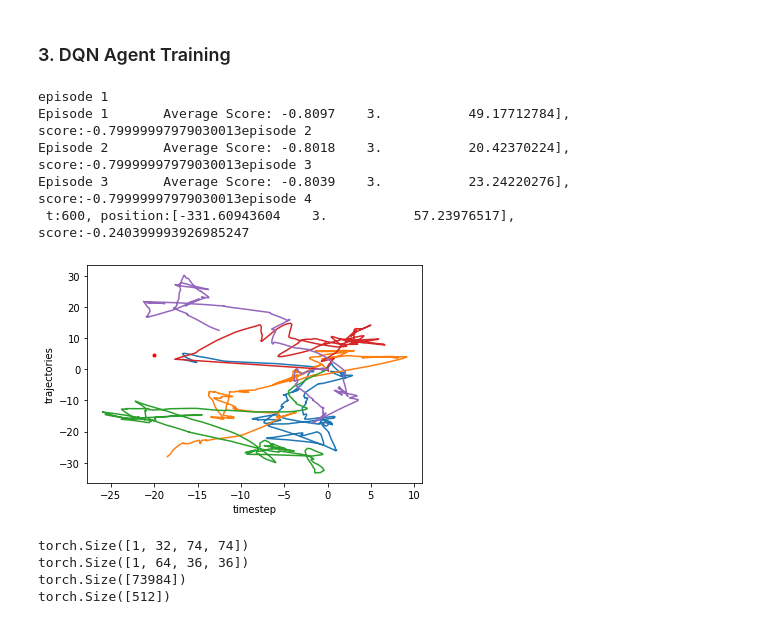
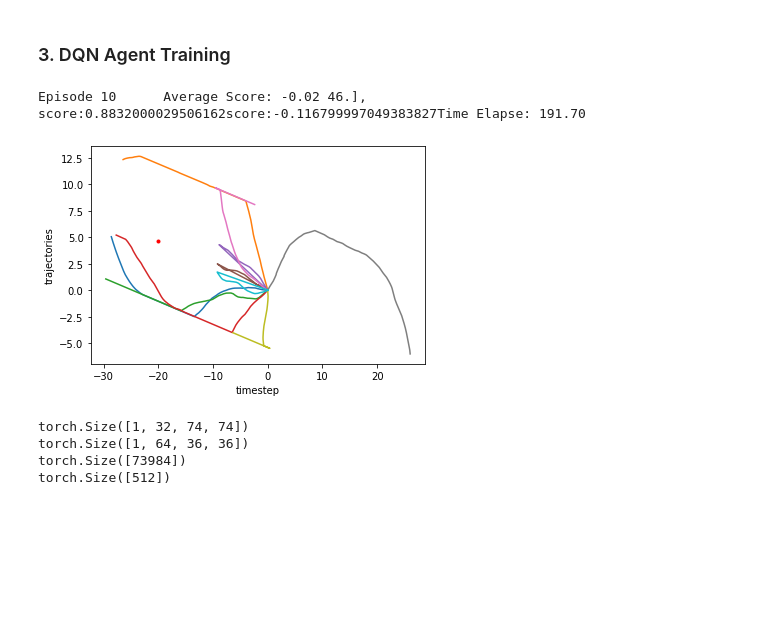
Before and after one commit to wzt1001/scl-navigation, a Jupyter notebook: Navigation.ipynb, the cells around one changed output. Drawn from its saved outputs; the diff is of its cells as text; code cells hidden in the pictures; blank space fills up the shorter version.

```diff
--- a/Navigation.ipynb
+++ b/Navigation.ipynb
@@ -119,8 +115,10 @@ def get_action(action):
     return [move_forward, rotate, move_side]
 # %%
 from sys import stdout
+from pympler.tracker import SummaryTracker
+
 def dqn(env_info, n_episodes=1, max_t=2000, eps_start=1.0, eps_end=0.01,
-        eps_decay=0.995, target_scores=1.0):
+        eps_decay=0.995, target_scores=1.0, video_flag=True):
     """Deep Q-Learning.
 
     Params
@@ -133,17 +131,20 @@ def dqn(env_info, n_episodes=1, max_t=2000, eps_start=1.0, eps_end=0.01,
         target_scores (float): average scores aming to achieve, the agent will stop training once it reaches this scores
     """
 
-    start = time.time()                # Start time
-    scores = []                        # list containing scores from each episode
-    positions = []                      # position list
-    scores_window = deque(maxlen=100)  # last 100 scores
-    eps = eps_start                    # initialize epsilon
+    start = time.time()                       # Start time
+    scores = []                               # list containing scores from each episode
+    positions = []                            # position list
+    scores_window = deque(maxlen=100)         # last 100 scores
+    eps = eps_start                           # initialize epsilon
     width, height, channel = [300, 300, 3]
-    video = cv2.VideoWriter('output_aug_18.avi',-1,30,(width, height))
 
     for i_episode in range(1, n_episodes+1):
 
-        print("episode", i_episode)
+        video_flag = (i_episode % 20 == 1)
+
+        # start video recording
+        if video_flag:
+            video = cv2.VideoWriter('output_sep_18_%s.avi' % (str(i_episode)), -1, 30, (width, height))
 
         # Reset env and score at the beginning of episode
         env_info = env.reset(train_mode=True)[brain_name] # reset the environment
@@ -153,7 +154,9 @@ def dqn(env_info, n_episodes=1, max_t=2000, eps_start=1.0, eps_end=0.01,
 
         for t in range(max_t):
 
-            video.write(np.asarray(env_info.visual_observations)[0][0])
+            if video_flag:
+                video.write(np.asarray(env_info.visual_observations)[0][0])
+
             action = agent.act(state, eps)
 
             # translate action variable into forward, rotate, and right
@@ -188,29 +191,22 @@ def dqn(env_info, n_episodes=1, max_t=2000, eps_start=1.0, eps_end=0.01,
 
         print('\rEpisode {}\tAverage Score: {:.2f}'.format(i_episode, np.mean(scores_window)), end="")
 
-        if i_episode % 100 == 0:
-            # break to test
-            break
-            print('\rEpisode {}\tAverage Score: {:.2f}'.format(i_episode, np.mean(scores_window)))
-
         if np.mean(scores_window)>=target_scores:
             print('\nEnvironment solved in {:d} episodes!\tAverage Score: {:.2f}'.format(i_episode,
                                                                              np.mean(scores_window)))
             torch.save(agent.qnetwork_local.state_dict(), model_weight_name)
             break
 
-    cv2.destroyAllWindows()
-    video.release()
+        if video_flag:
+            cv2.destroyAllWindows()
+            video.release()
 
     time_elapsed = time.time() - start
     print("Time Elapse: {:.2f}".format(time_elapsed))
 
     return scores, positions
 # %%
-scores, positions = dqn(env_info, n_episodes=100, max_t=2000, eps_start=1.0, eps_end=0.01, eps_decay=0.995, target_scores=1.0)
+scores, positions = dqn(env_info, n_episodes=10, max_t=1000, eps_start=1.0,
+                        eps_end=0.01, eps_decay=0.995, target_scores=1.0, video_flag=False)
 # %% [output]
-episode 1
-Episode 1       Average Score: -0.8097    3.           49.17712784], score:-0.79999997979030013episode 2
-Episode 2       Average Score: -0.8018    3.           20.42370224], score:-0.79999997979030013episode 3
-Episode 3       Average Score: -0.8039    3.           23.24220276], score:-0.79999997979030013episode 4
- t:600, position:[-331.60943604    3.           57.23976517], score:-0.240399993926985247
+Episode 10      Average Score: -0.02 46.], score:0.8832000029506162score:-0.116799997049383827Time Elapse: 191.70
@@ -219,18 +217,18 @@ a = [[a[0][0] - positions[0][0][0], a[0][1] - positions[0][0][1], a[0][2] - posi
 a = np.asarray(a)
 # %%
 pos = []
-for i in range(5):
+for i in range(len(positions)):
     a = [[a[0] - positions[i][0][0], a[1] - positions[i][0][1], a[2] - positions[i][0][2]] for a in positions[i]]
     pos.append(np.asarray(a))
 # %%
-for i in range(5):
+for i in range(len(positions)):
     plt.plot(pos[i][:,0], pos[i][:,2])
 plt.plot([-356.02 - positions[0][0][0]], [50.6 - positions[0][0][2]], marker='o', markersize=3, color="red")
 plt.xlabel('timestep')
 plt.ylabel('trajectories')
 plt.show()
 # %% [output]
-[figure, old version]
+[figure, new version]
 # %%
 imgs = np.expand_dims(np.asarray(env_info.visual_observations)[0][0], axis=0)
 input = np.transpose(imgs, (0, 3, 1, 2))
```
Also changed, not shown: parts of 10 cells of this notebook, 1 other file.
